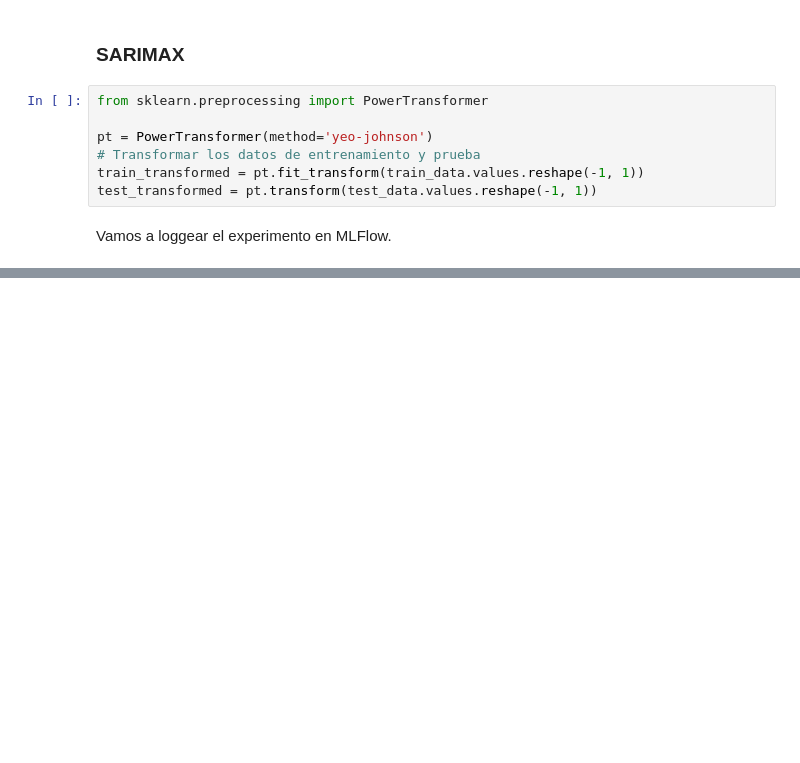
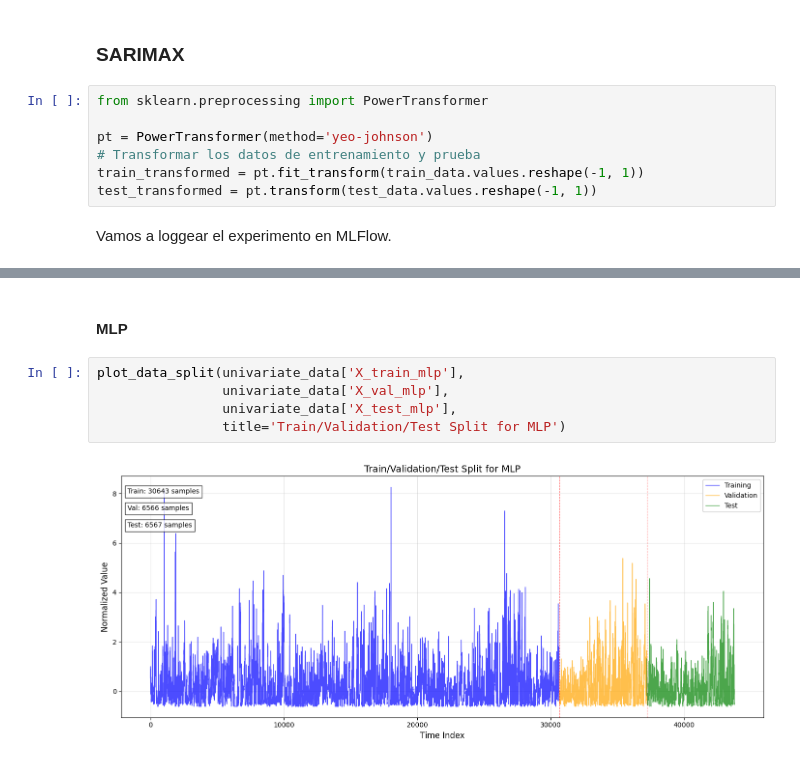
Before and after one commit to daduke1/proyecto-modelos, a Jupyter notebook: regression.ipynb, the cells around one changed output, grey strips where cells are left out. Cells and saved outputs as stored; diff of their text form; blank space fills up the shorter version.

```diff
--- a/regression.ipynb
+++ b/regression.ipynb
@@ -1214,0 +1119,9 @@ El modelo SARIMAX dió las siguientes métricas:
+# %% [markdown]
+#### MLP
+# %%
+plot_data_split(univariate_data['X_train_mlp'],
+                univariate_data['X_val_mlp'],
+                univariate_data['X_test_mlp'],
+                title='Train/Validation/Test Split for MLP')
+# %% [output]
+[figure, added]
```
Also changed, not shown: parts of 23 cells of this notebook, 1 other file.
